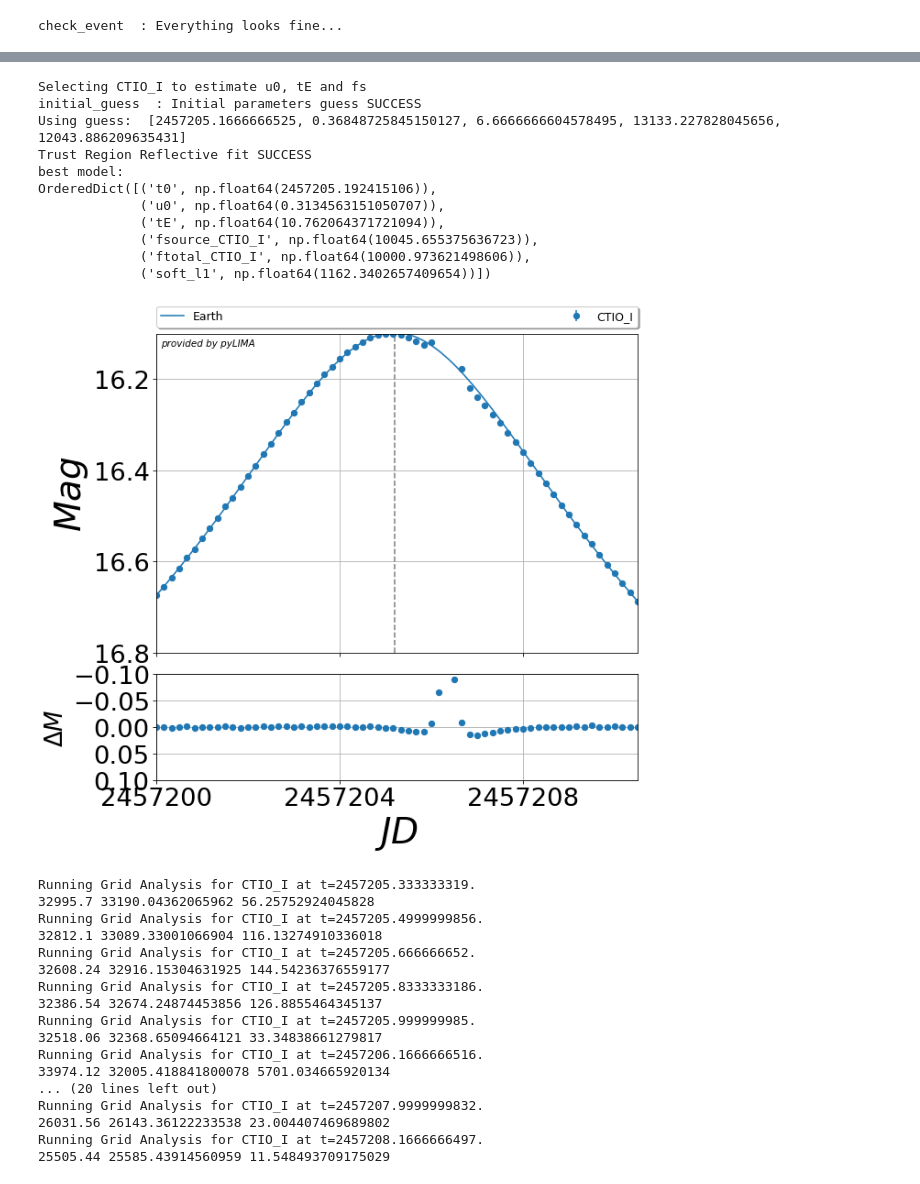
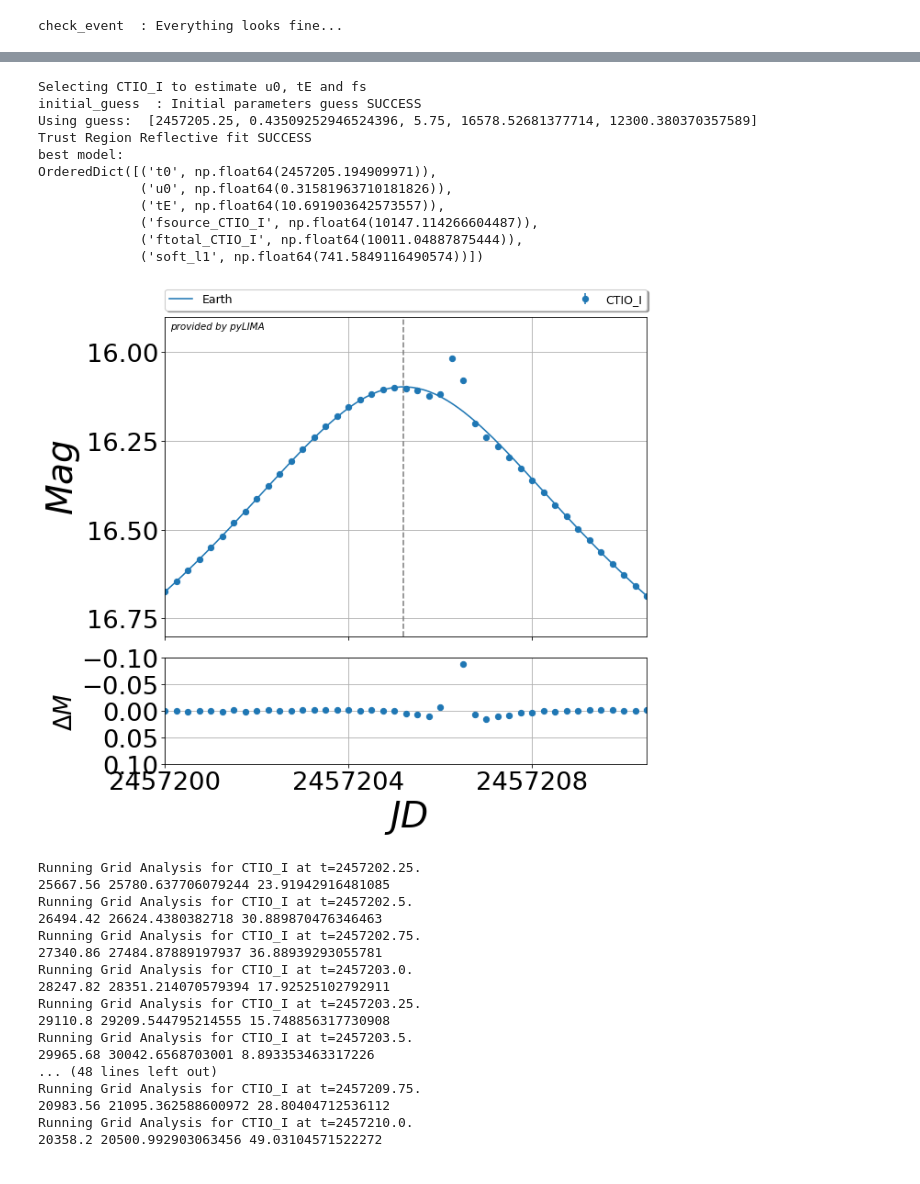
Before and after one commit to jakobdammann/pyLIMA-docs-revisit, a Jupyter notebook: my_project/detection_zone.ipynb, the cells around one changed output, grey strips where cells are left out. Saved outputs shown, nothing was run; the diff lists cells and outputs as text; code cells hidden in the pictures.

Commit message:
small plot changes

```diff
--- a/my_project/detection_zone.ipynb
+++ b/my_project/detection_zone.ipynb
@@ -163,7 +163,7 @@ from pyLIMA.simulations import simulator
 event_3 = event.Event(ra=270, dec=0)
 event_3.name = 'My simulated event'
 
-CTIO_I = simulator.simulate_a_telescope(name='CTIO_I', time_start=2457190, time_end=2457220, sampling=4,
+CTIO_I = simulator.simulate_a_telescope(name='CTIO_I', time_start=2457190, time_end=2457220, sampling=6,
                                         location='Earth', camera_filter='I',
                                         uniform_sampling=True, astrometry=False)
 
@@ -193,7 +193,7 @@ simulator.simulate_lightcurve(psbl_sim, pyLIMA_parameters_1)
 pyLIMA_plots.plot_lightcurves(psbl_sim, psbl_parameters)
 plt.title('Simulated Lightcurve')
 plt.gcf().axes[0].set_xlim(2457200.0, 2457210.5)
-plt.gcf().axes[0].set_ylim(16.8, 16.1)
+plt.gcf().axes[0].set_ylim(16.8, 15.9)
 plt.show()
 # %% [output]
 check_event  : Everything looks fine...
@@ -205,42 +205,42 @@ my_event = event_3
 # %%
 # PSPL model
 pspl = PSPL_model.PSPLmodel(my_event)
 # Robust fit
 fit = TRF_fit.TRFfit(pspl, loss_function='soft_l1')
 if my_event == event_1:
     fit.model_parameters_guess = [2457205.5, 1.0, 100.0]
 fit.fit()
 params =  OrderedDict(zip(fit.priors_parameters.keys(), fit.fit_results['best_model']))
 
 # Plot
 fig, _ = pyLIMA_plots.plot_lightcurves(pspl, fit.fit_results['best_model'])
 ### Set the window dimension.
 if my_event == event_1:
     fig.axes[0].set_xlim(2457204.0, 2457206.5)
     fig.axes[0].set_ylim(15.50, 14.40)
 if my_event == event_2:
     fig.axes[0].set_xlim(79.75, 80.25)
     fig.axes[0].set_ylim(14.50, 13.7)
 if my_event == event_3:
     fig.axes[0].set_xlim(2457200.0, 2457210.5)
-    fig.axes[0].set_ylim(16.8, 16.1)
+    fig.axes[0].set_ylim(16.8, 15.9)
 
 # Line at t0
 fig.axes[0].axvline(params['t0'], color='gray', linestyle='--')
 plt.show()
 # %% [output]
 Selecting CTIO_I to estimate u0, tE and fs
 initial_guess  : Initial parameters guess SUCCESS
-Using guess:  [2457205.1666666525, 0.36848725845150127, 6.6666666604578495, 13133.227828045656, 12043.886209635431]
+Using guess:  [2457205.25, 0.43509252946524396, 5.75, 16578.52681377714, 12300.380370357589]
 Trust Region Reflective fit SUCCESS
 best model:
-OrderedDict([('t0', np.float64(2457205.192415106)),
-             ('u0', np.float64(0.3134563151050707)),
-             ('tE', np.float64(10.762064371721094)),
-             ('fsource_CTIO_I', np.float64(10045.655375636723)),
-             ('ftotal_CTIO_I', np.float64(10000.973621498606)),
-             ('soft_l1', np.float64(1162.3402657409654))])
+OrderedDict([('t0', np.float64(2457205.194909971)),
+             ('u0', np.float64(0.31581963710181826)),
+             ('tE', np.float64(10.691903642573557)),
+             ('fsource_CTIO_I', np.float64(10147.114266604487)),
+             ('ftotal_CTIO_I', np.float64(10011.04887875444)),
+             ('soft_l1', np.float64(741.5849116490574))])
-[figure, old version]
+[figure, new version]
 # %%
 import reldev_grid as rd
 
@@ -255,7 +255,7 @@ u0 = params['u0']
 te = params['tE']
 
 # algorithm parameters
-t_range = (t0 - 0, t0 + 3) # distance from t0 to compute reldev [in JD]
+t_range = (t0 - 3, t0 + 5) # distance from t0 to compute reldev [in JD]
 
 # Setup Meshgrid
 x_min = -2.0,
@@ -321,23 +321,23 @@ for telescope in my_event.telescopes:
 Z_avg = np.average([m[2] for m in map_array], axis=0)
 Z_avg_log = np.log10(Z_avg)
 # %% [output]
-Running Grid Analysis for CTIO_I at t=2457205.333333319.
-32995.7 33190.04362065962 56.25752924045828
-Running Grid Analysis for CTIO_I at t=2457205.4999999856.
-32812.1 33089.33001066904 116.13274910336018
-Running Grid Analysis for CTIO_I at t=2457205.666666652.
-32608.24 32916.15304631925 144.54236376559177
-Running Grid Analysis for CTIO_I at t=2457205.8333333186.
-32386.54 32674.24874453856 126.8855464345137
-Running Grid Analysis for CTIO_I at t=2457205.999999985.
-32518.06 32368.65094664121 33.34838661279817
-Running Grid Analysis for CTIO_I at t=2457206.1666666516.
-33974.12 32005.418841800078 5701.034665920134
-... (20 lines left out)
-Running Grid Analysis for CTIO_I at t=2457207.9999999832.
-26031.56 26143.36122233538 23.004407469689802
-Running Grid Analysis for CTIO_I at t=2457208.1666666497.
-25505.44 25585.43914560959 11.548493709175029
+Running Grid Analysis for CTIO_I at t=2457202.25.
+25667.56 25780.637706079244 23.91942916481085
+Running Grid Analysis for CTIO_I at t=2457202.5.
+26494.42 26624.4380382718 30.889870476346463
+Running Grid Analysis for CTIO_I at t=2457202.75.
+27340.86 27484.87889197937 36.88939293055781
+Running Grid Analysis for CTIO_I at t=2457203.0.
+28247.82 28351.214070579394 17.92525102792911
+Running Grid Analysis for CTIO_I at t=2457203.25.
+29110.8 29209.544795214555 15.748856317730908
+Running Grid Analysis for CTIO_I at t=2457203.5.
+29965.68 30042.6568703001 8.893353463317226
+... (48 lines left out)
+Running Grid Analysis for CTIO_I at t=2457209.75.
+20983.56 21095.362588600972 28.80404712536112
+Running Grid Analysis for CTIO_I at t=2457210.0.
+20358.2 20500.992903063456 49.03104571522272
 # %%
 # Figure of all individual maps
 import matplotlib.cm as cm
```
Also changed, not shown: parts of 4 cells of this notebook, 2 other files.
